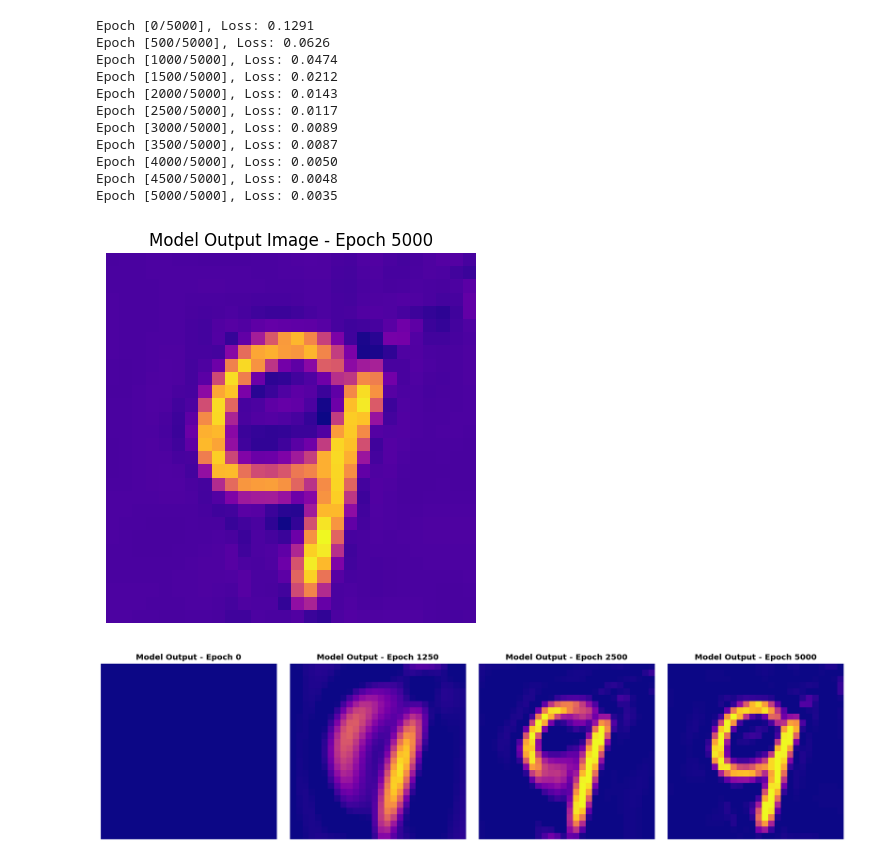
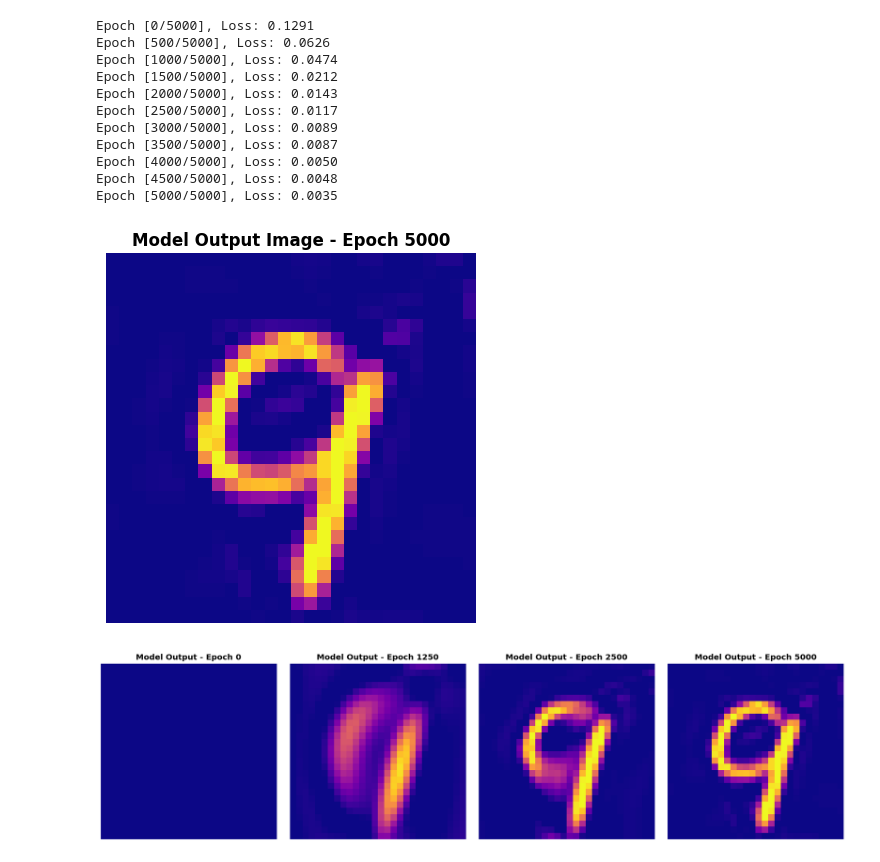
Before and after one commit to murilogustineli/implicit-function-playground, a Jupyter notebook: notebooks/02_image_approximation.ipynb, the cells around one changed output. Saved outputs shown, nothing was run; the diff lists cells and outputs as text; code cells hidden in the pictures.

```diff
--- a/notebooks/02_image_approximation.ipynb
+++ b/notebooks/02_image_approximation.ipynb
@@ -157,13 +151,15 @@ Epoch [4000/5000], Loss: 0.0050
 Epoch [4500/5000], Loss: 0.0048
 Epoch [5000/5000], Loss: 0.0035
 # %%
+import numpy as np
+
 image_out = model_pred.reshape(height, width)
-plt.imshow(image_out, cmap="plasma")
-plt.title(f"Model Output Image - Epoch {epochs}")
+plt.imshow(np.clip(image_out, 0, 1), cmap="plasma")
+plt.title(f"Model Output Image - Epoch {epochs}", weight="bold")
 plt.axis("off")
 plt.show()
 # %% [output]
-[figure, old version]
+[figure, new version]
 # %%
 from implicitnet.plotting import plot_image_predictions
 
```
Also changed, not shown: parts of 1 cell of this notebook.
